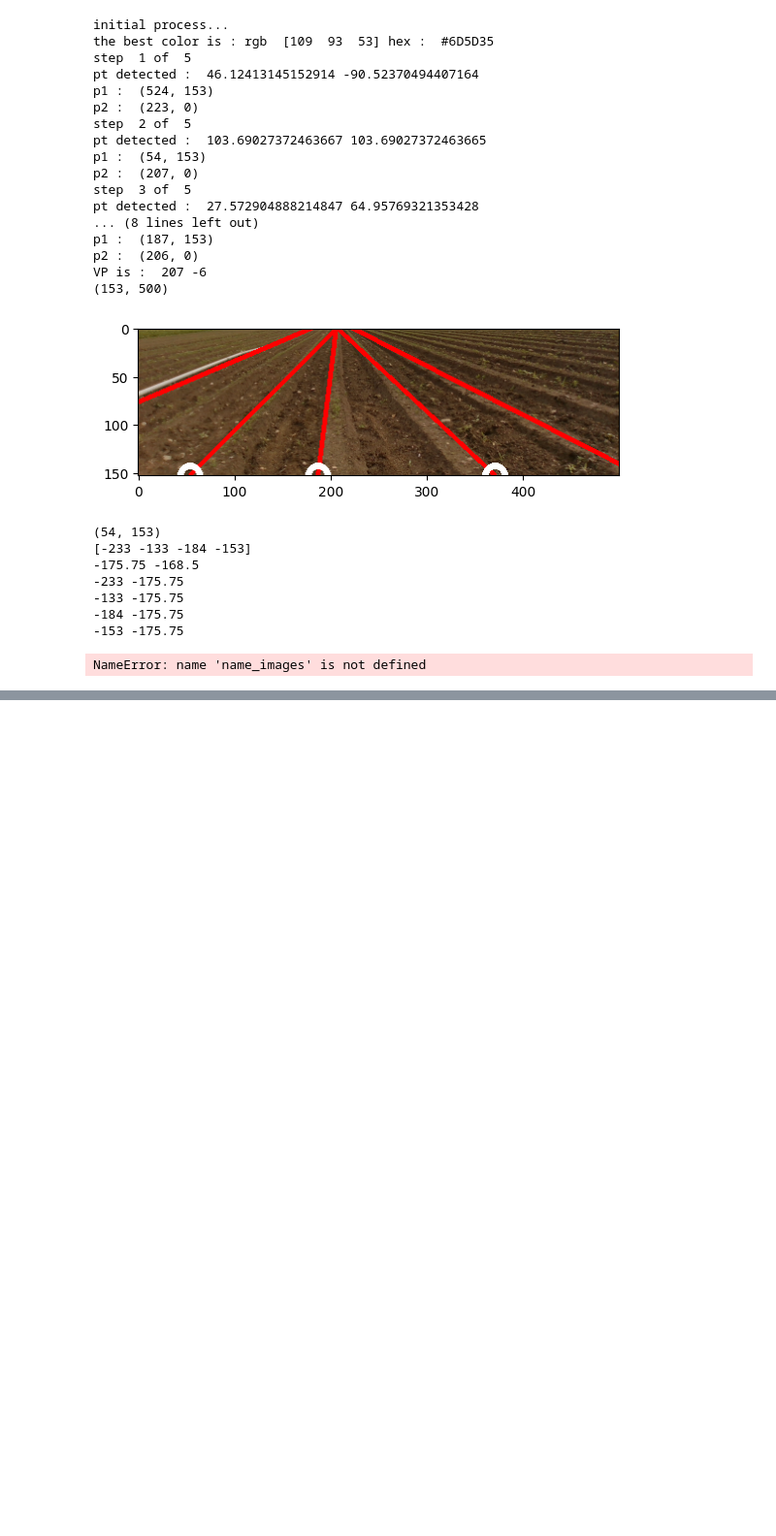
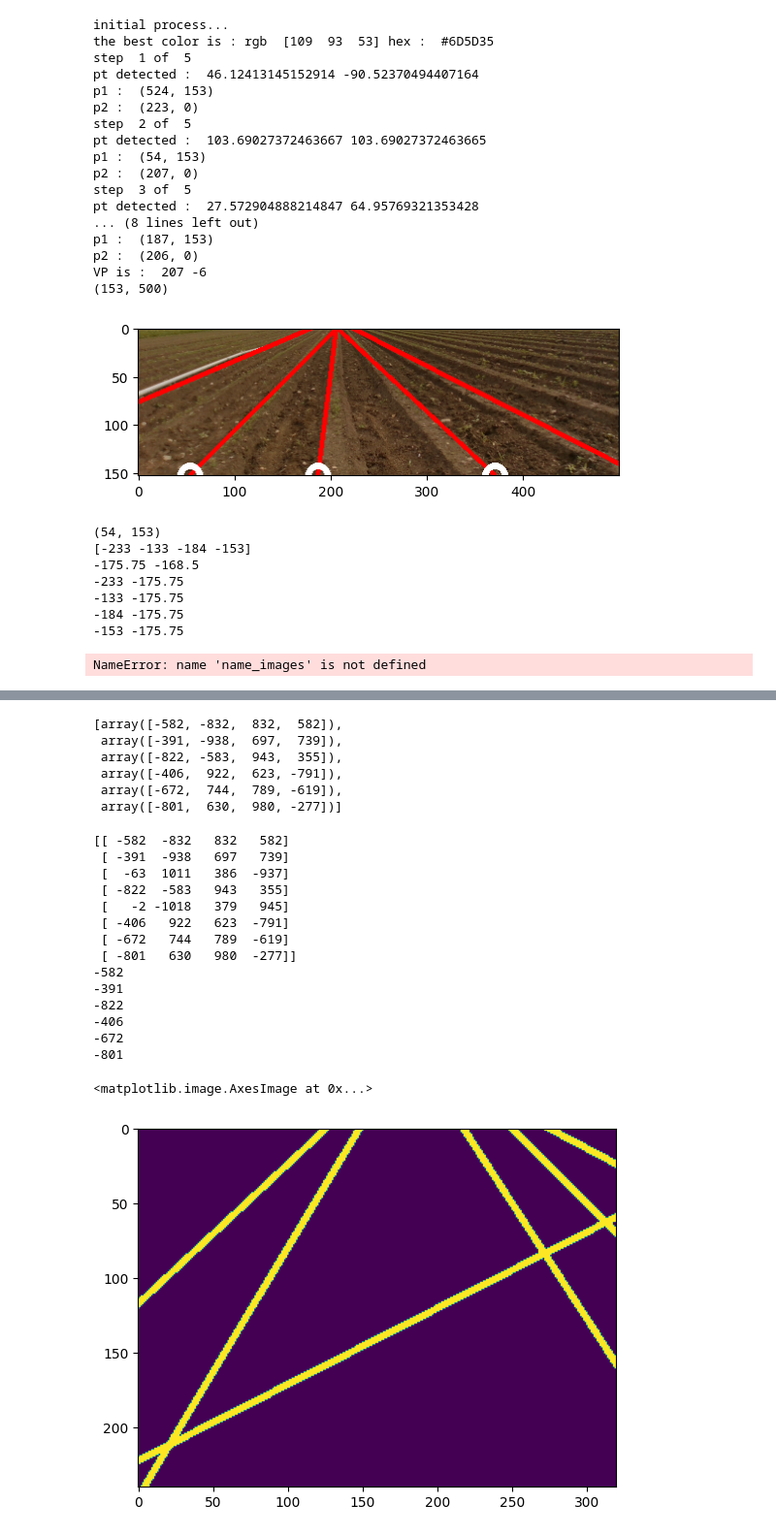
Before and after one commit to rmerat/Caterra-1, a Jupyter notebook: CompletePyCode/Debug2.ipynb, the cells around one changed output, grey strips where cells are left out. Shown: that part at 97% size. Cells and saved outputs as stored; diff of their text form; code cells hidden in the pictures; blank space fills up the shorter version.

```diff
--- a/CompletePyCode/Debug2.ipynb
+++ b/CompletePyCode/Debug2.ipynb
@@ -889,0 +1074,2 @@ NameError: name 'name_images' is not defined
+# %%
+intersections=intersections.T
@@ -889,0 +1096,26 @@ NameError: name 'name_images' is not defined
+# %%
+import numpy as np
+
+# NumPy array of points, where each row represents a point (x, y)
+points = intersections
+
+# Cluster the points that are close to each other
+clusters = []
+while points.shape[0] > 0:
+    cluster = []
+    x, y = points[0]
+    cluster.append((x, y))
+    points = points[1:]
+    for i in range(points.shape[0] - 1, -1, -1):
+        x2, y2 = points[i]
+        # If the distance between the two points is less than 1, consider them part of the same cluster
+        if abs(x - x2) < 1 and abs(y - y2) < 1:
+            cluster.append((x2, y2))
+            points = np.delete(points, i, axis=0)
+    clusters.append(cluster)
+
+# Find the main cluster
+main_cluster = max(clusters, key=len)
+
+# Print the main cluster
+print(main_cluster)
@@ -889,0 +1191,35 @@ NameError: name 'name_images' is not defined
+# %%
+cleaned_lines
+# %% [output]
+[array([-582, -832,  832,  582]),
+ array([-391, -938,  697,  739]),
+ array([-822, -583,  943,  355]),
+ array([-406,  922,  623, -791]),
+ array([-672,  744,  789, -619]),
+ array([-801,  630,  980, -277])]
+# %%
+import cv2
+import matplotlib.pyplot as plt
+test = np.zeros((240,320))
+print(tot)
+for p1x,p1y,p2x,p2y in cleaned_lines :
+    print(p1x)
+    cv2.line(test, (p1x,p1y), (p2x,p2y), (255,0,0), 3)
+plt.imshow(test)
+# %% [output]
+[[ -582  -832   832   582]
+ [ -391  -938   697   739]
+ [  -63  1011   386  -937]
+ [ -822  -583   943   355]
+ [   -2 -1018   379   945]
+ [ -406   922   623  -791]
+ [ -672   744   789  -619]
+ [ -801   630   980  -277]]
+-582
+-391
+-822
+-406
+-672
+-801
+<matplotlib.image.AxesImage at 0x...>
+[figure, added]
```
Also changed, not shown: parts of 21 cells of this notebook, 5 other files.
